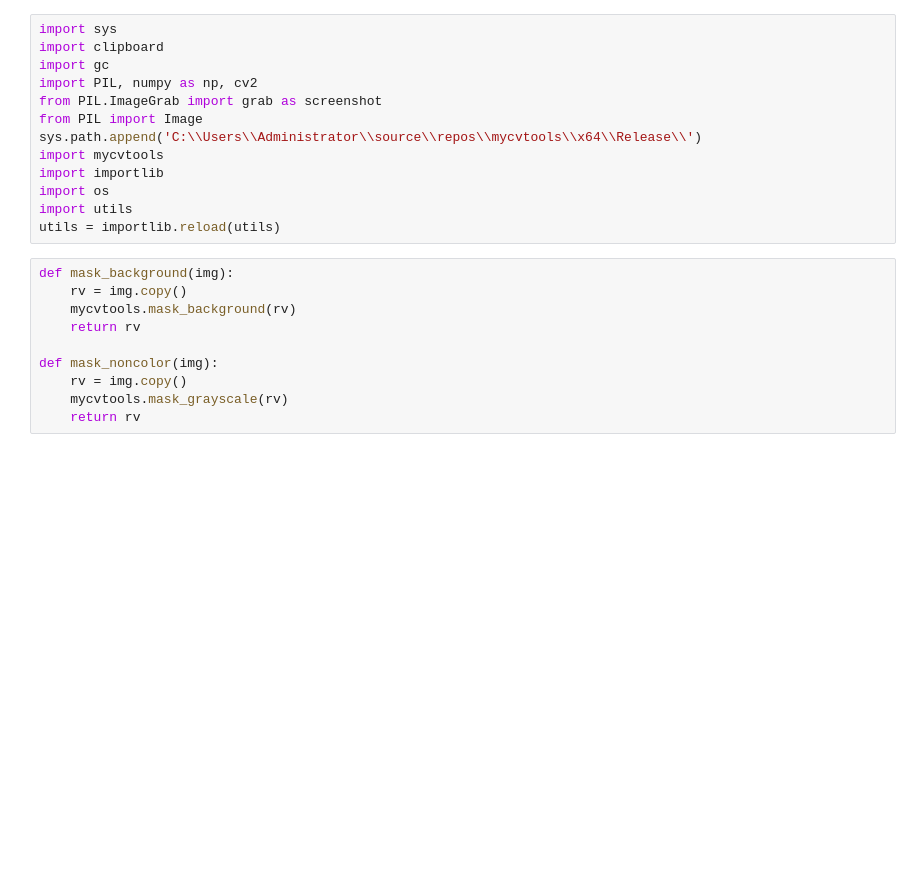
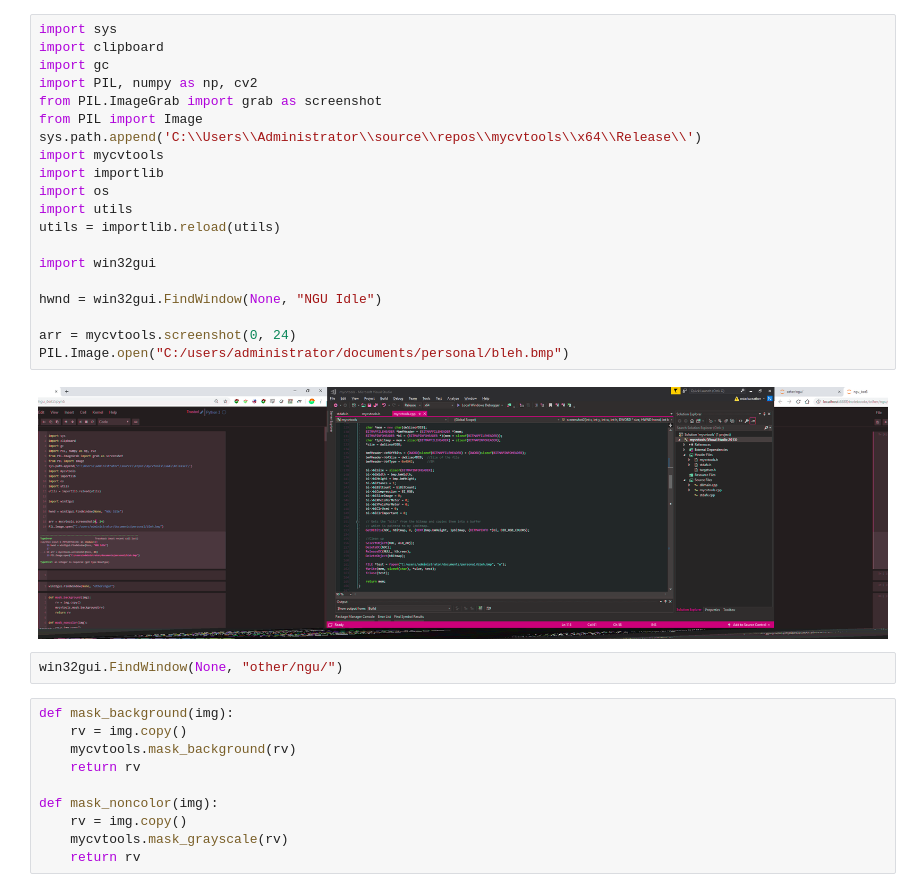
Before and after one commit to nitetrain8/jpnotebooks, a Jupyter notebook: other/ngu/ngu_bot3.ipynb, the cells around one changed output. Drawn from its saved outputs; the diff is of its cells as text; blank space fills up the shorter version.

```diff
--- a/other/ngu/ngu_bot3.ipynb
+++ b/other/ngu/ngu_bot3.ipynb
@@ -1,16 +1,27 @@
 # %%
 import sys
 import clipboard
 import gc
 import PIL, numpy as np, cv2
 from PIL.ImageGrab import grab as screenshot
 from PIL import Image
 sys.path.append('C:\\Users\\Administrator\\source\\repos\\mycvtools\\x64\\Release\\')
 import mycvtools
 import importlib
 import os
 import utils
 utils = importlib.reload(utils)
+
+import win32gui
+
+hwnd = win32gui.FindWindow(None, "NGU Idle")
+
+arr = mycvtools.screenshot(0, 24)
+PIL.Image.open("C:/users/administrator/documents/personal/bleh.bmp")
+# %% [output]
+[figure, added]
+# %%
+win32gui.FindWindow(None, "other/ngu/")
 # %%
 def mask_background(img):
     rv = img.copy()
```
Also changed, not shown: parts of 1 cell of this notebook.
